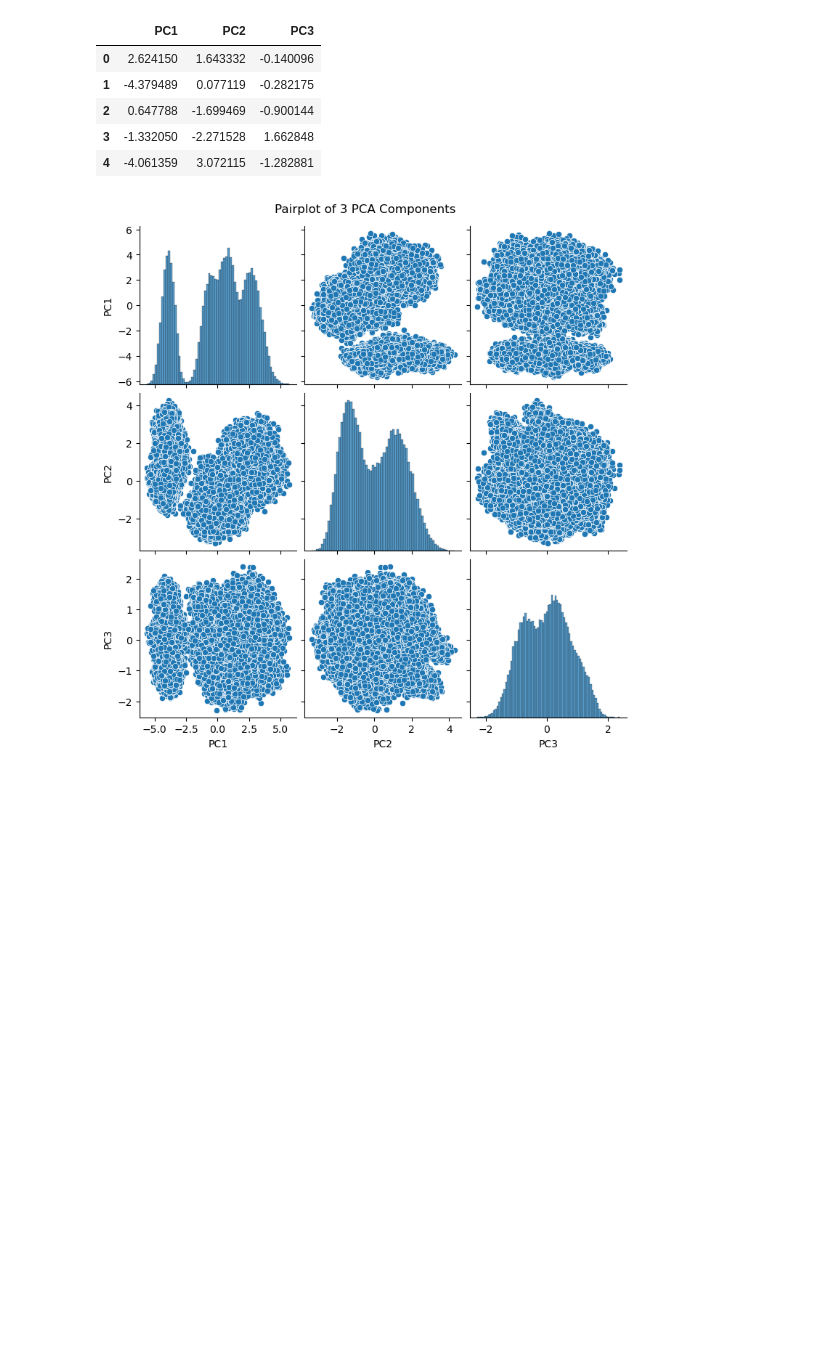
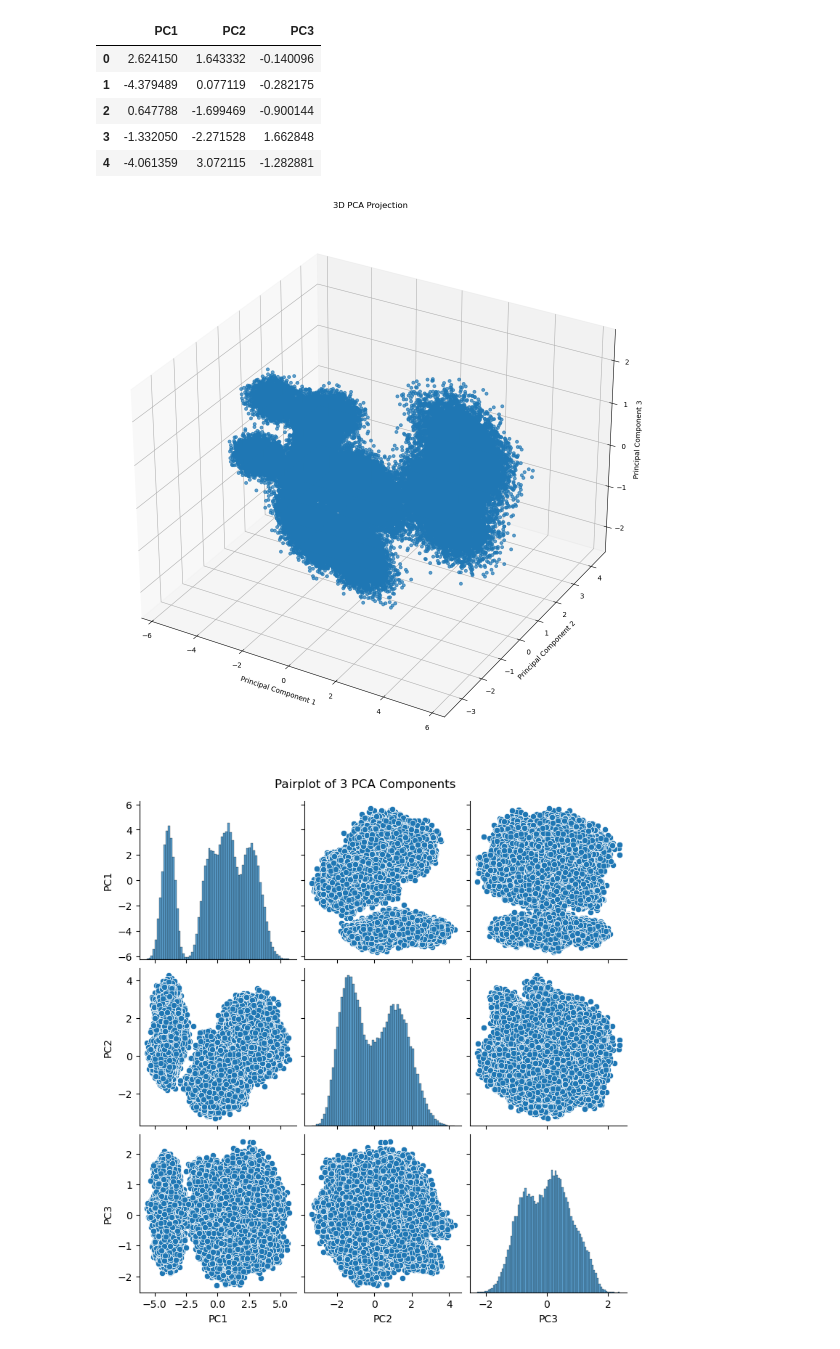
Before and after one commit to rohanjain11/diabetes-project, a Jupyter notebook: Models ipynb/pca.ipynb, the cells around one changed output. Drawn from its saved outputs; the diff is of its cells as text; code cells hidden in the pictures; blank space fills up the shorter version.

```diff
--- a/Models ipynb/pca.ipynb
+++ b/Models ipynb/pca.ipynb
@@ -115,6 +105,33 @@ df_pca_3d.head()
 | 2 | 0.647788 | -1.699469 | -0.900144 |
 | 3 | -1.332050 | -2.271528 | 1.662848 |
 | 4 | -4.061359 | 3.072115 | -1.282881 |
+# %%
+# If clustering has been applied, assign cluster labels
+if 'Cluster' in df.columns:
+    df_pca_3d['Cluster'] = df['Cluster']
+
+# 3D Scatter Plot
+fig = plt.figure(figsize=(16, 14))
+ax = fig.add_subplot(111, projection='3d')
+
+# Plot with cluster colors if available
+if 'Cluster' in df_pca_3d.columns:
+    scatter = ax.scatter(df_pca_3d['PC1'], df_pca_3d['PC2'], df_pca_3d['PC3'],
+                         c=df_pca_3d['Cluster'], cmap='viridis', alpha=0.7)
+    legend1 = ax.legend(*scatter.legend_elements(), title="Clusters", loc="best")
+    ax.add_artist(legend1)
+else:
+    ax.scatter(df_pca_3d['PC1'], df_pca_3d['PC2'], df_pca_3d['PC3'], alpha=0.7)
+
+# Labels and title
+ax.set_xlabel("Principal Component 1")
+ax.set_ylabel("Principal Component 2")
+ax.set_zlabel("Principal Component 3")
+ax.set_title("3D PCA Projection")
+
+plt.show()
+# %% [output]
+[figure, added]
 # %%
 sns.pairplot(df_pca_3d)
 plt.suptitle("Pairplot of 3 PCA Components", y=1.02)
```
Also changed, not shown: parts of 4 cells of this notebook, 7 other files.
